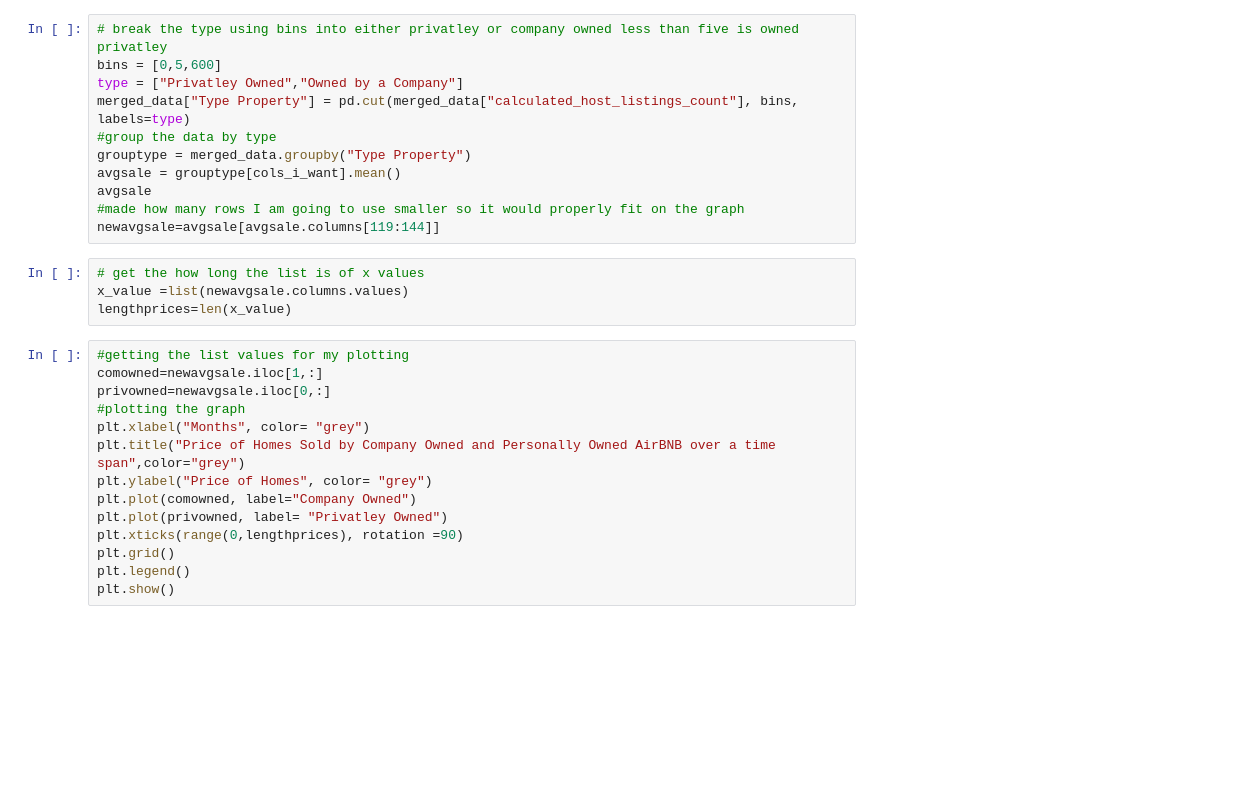
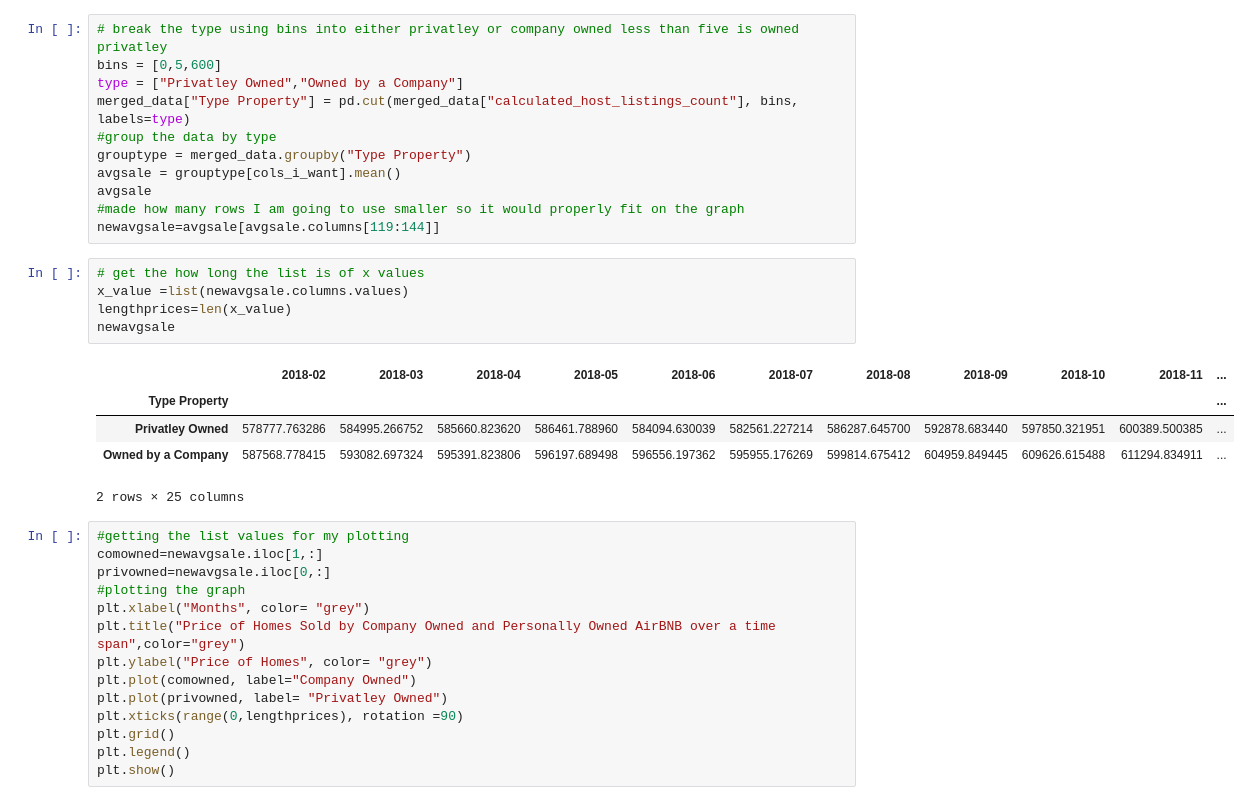
Before and after one commit to GT-Project1-A1/AirBNB, a Jupyter notebook: Josh's part.ipynb, the cells around one changed output. Cells and saved outputs as stored; diff of their text form; blank space fills up the shorter version.

```diff
--- a/Josh's part.ipynb
+++ b/Josh's part.ipynb
@@ -214,7 +214,14 @@ newavgsale=avgsale[avgsale.columns[119:144]]
 # %%
 # get the how long the list is of x values
 x_value =list(newavgsale.columns.values)
 lengthprices=len(x_value)
+newavgsale
+# %% [output]
+|  | 2018-02 | 2018-03 | 2018-04 | 2018-05 | 2018-06 | 2018-07 | 2018-08 | 2018-09 | 2018-10 | 2018-11 | ... |
+| Type Property |  |  |  |  |  |  |  |  |  |  | ... |
+| Privatley Owned | 578777.763286 | 584995.266752 | 585660.823620 | 586461.788960 | 584094.630039 | 582561.227214 | 586287.645700 | 592878.683440 | 597850.321951 | 600389.500385 | ... |
+| Owned by a Company | 587568.778415 | 593082.697324 | 595391.823806 | 596197.689498 | 596556.197362 | 595955.176269 | 599814.675412 | 604959.849445 | 609626.615488 | 611294.834911 | ... |
+2 rows × 25 columns
 # %%
 #getting the list values for my plotting
 comowned=newavgsale.iloc[1,:]
```
Also changed, not shown: parts of 5 cells of this notebook.
